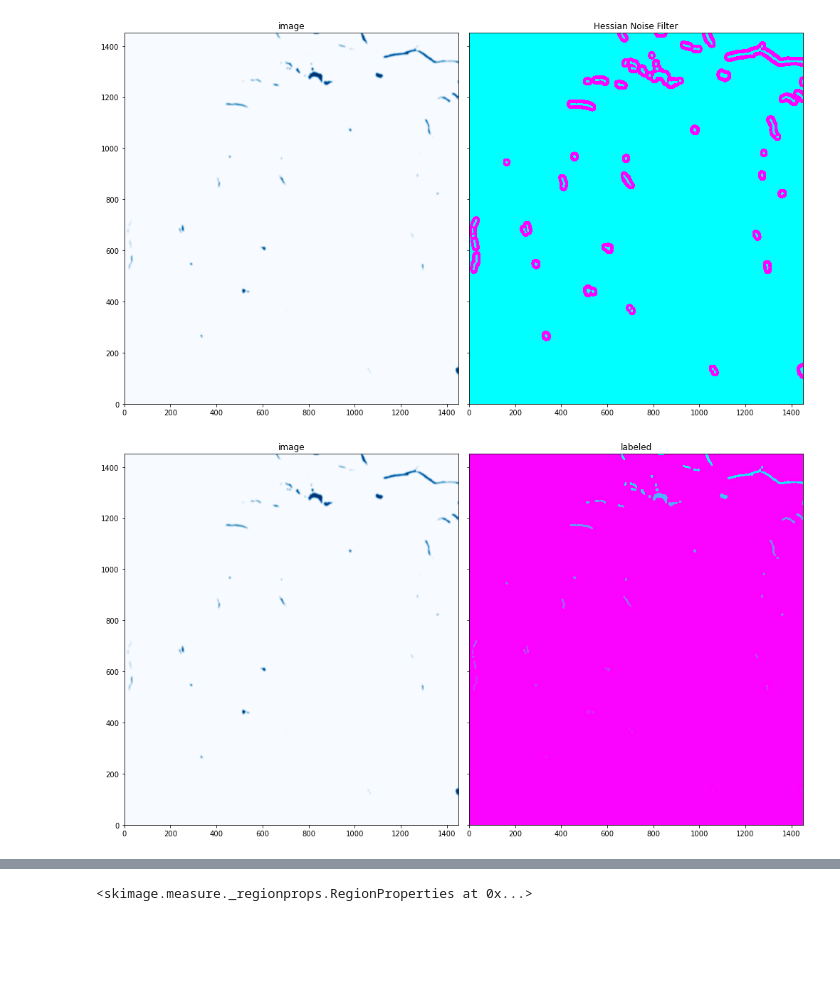
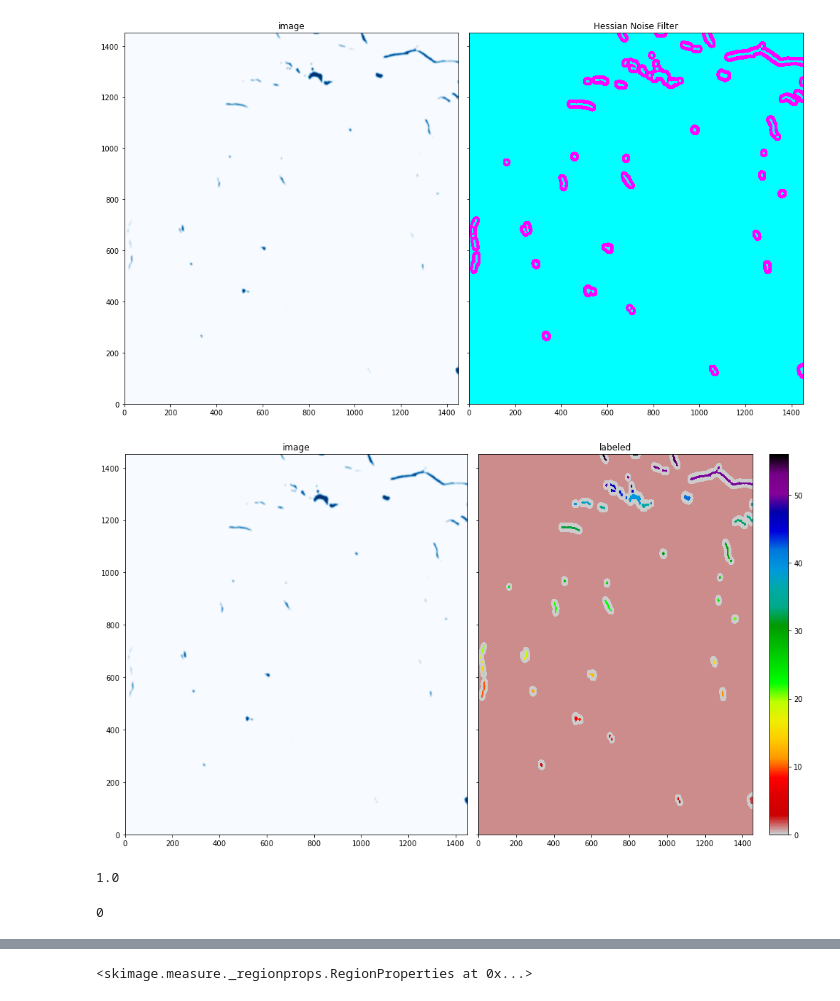
Before and after one commit to mnky9800n/fracturepick, a Jupyter notebook: fracexplore.ipynb, the cells around one changed output, grey strips where cells are left out. Cells and saved outputs as stored; diff of their text form; code cells hidden in the pictures; blank space fills up the shorter version.

```diff
--- a/fracexplore.ipynb
+++ b/fracexplore.ipynb
@@ -94,18 +94,28 @@ from skimage.measure import label, regionprops, regionprops_table
 # %%
 lab = label(result)
 
 fig, ax = plt.subplots(1, 2, figsize=(14,8), sharex=True, sharey=True)
 
 # img = mpimg.imread('cropfigs/wg04sm_0009_blur2.tif')
 
 # result = hessian(img, sigmas=[2,2])
 
 ax[0].pcolormesh(img, cmap='Blues')
-ax[1].pcolormesh(lab, cmap='cool_r')
+cbar = ax[1].pcolormesh(lab, cmap='nipy_spectral_r')
 
 ax[0].set_title('image')
 ax[1].set_title('labeled')
 
+fig.colorbar(cbar)
+
 fig.tight_layout()
 # %% [output]
-[figure, old version]
+[figure, new version]
+# %%
+np.median(lab)
+# %% [output]
+1.0
+# %%
+lab.min()
+# %% [output]
+0
```
Also changed, not shown: parts of 3 cells of this notebook, 2 other files.
